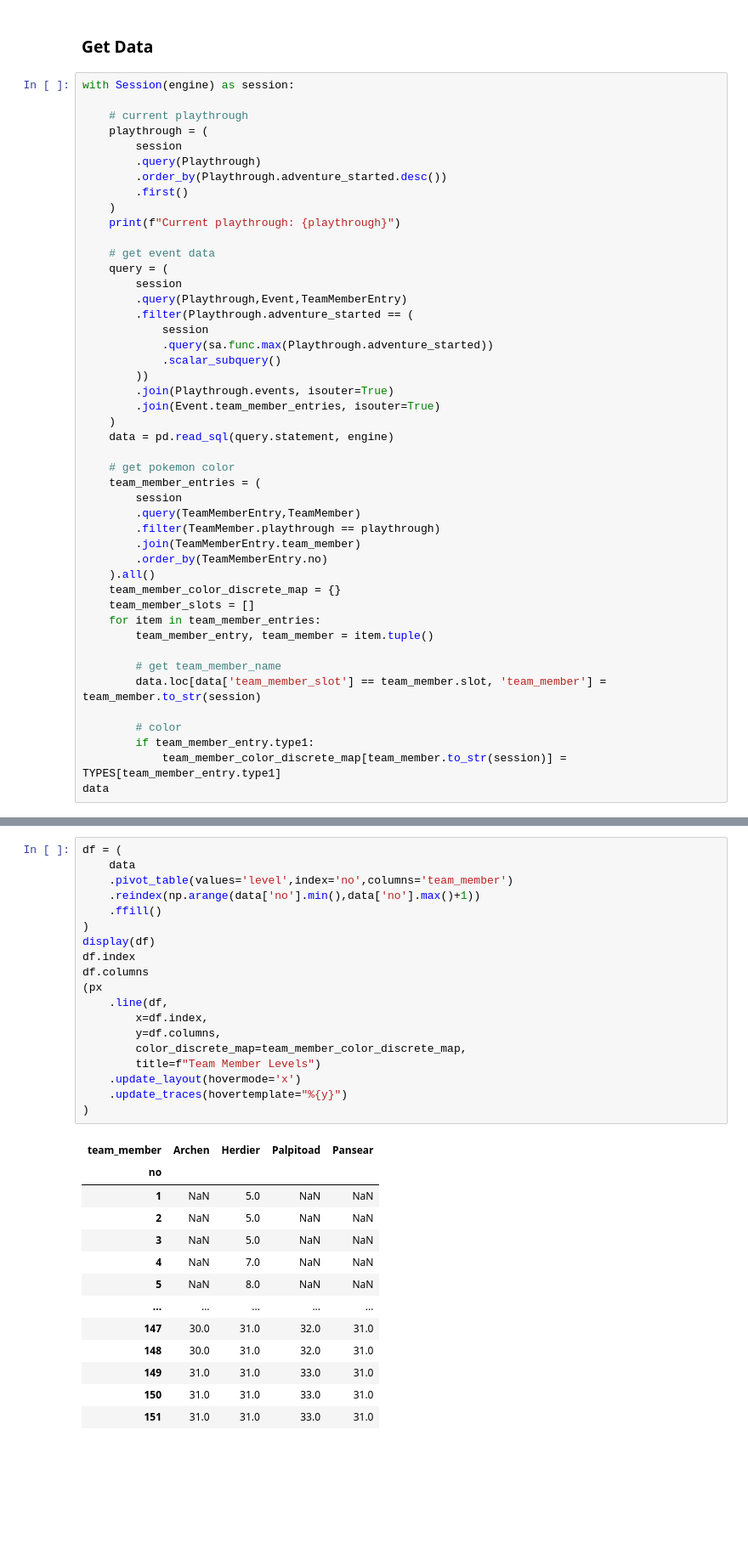
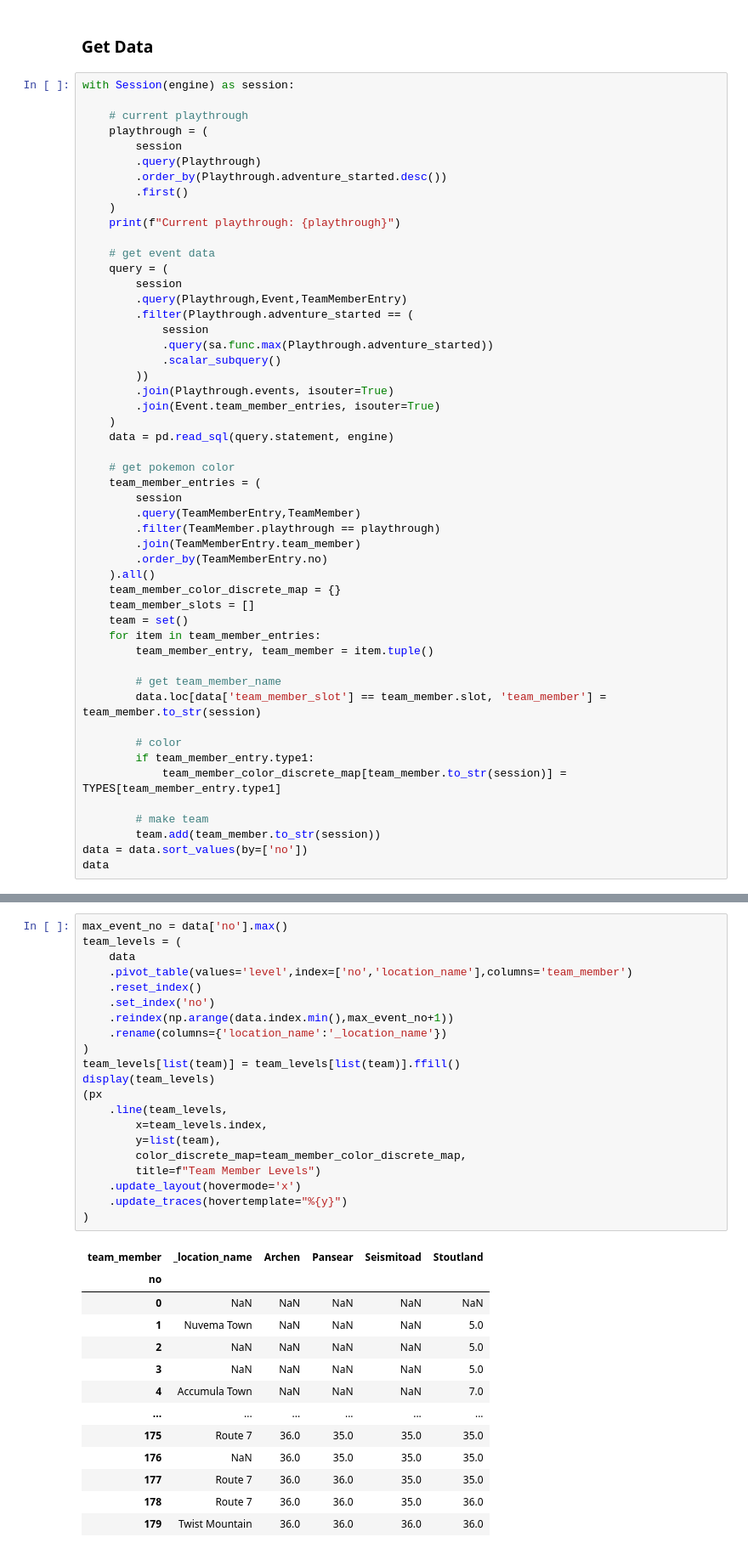
Before and after one commit to Cheimonophile/Pokemon-Records, a Jupyter notebook: report.ipynb, the cells around one changed output, grey strips where cells are left out. Shown at 85% size. Cells and saved outputs as stored; diff of their text form; blank space fills up the shorter version.

```diff
--- a/report.ipynb
+++ b/report.ipynb
@@ -45,6 +45,7 @@ with Session(engine) as session:
     ).all()
     team_member_color_discrete_map = {}
     team_member_slots = []
+    team = set()
     for item in team_member_entries:
         team_member_entry, team_member = item.tuple()
 
@@ -54,6 +55,10 @@ with Session(engine) as session:
         # color
         if team_member_entry.type1:
             team_member_color_discrete_map[team_member.to_str(session)] = TYPES[team_member_entry.type1]
+
+        # make team
+        team.add(team_member.to_str(session))
+data = data.sort_values(by=['no'])
 data
 # %% [output]
 Current playthrough: Black 2023-06-24
@@ -75,33 +86,35 @@ Current playthrough: Black 2023-06-24
 # %%
-df = (
+max_event_no = data['no'].max()
+team_levels = (
     data
-    .pivot_table(values='level',index='no',columns='team_member')
-    .reindex(np.arange(data['no'].min(),data['no'].max()+1))
-    .ffill()
+    .pivot_table(values='level',index=['no','location_name'],columns='team_member')
+    .reset_index()
+    .set_index('no')
+    .reindex(np.arange(data.index.min(),max_event_no+1))
+    .rename(columns={'location_name':'_location_name'})
 )
-display(df)
-df.index
-df.columns
+team_levels[list(team)] = team_levels[list(team)].ffill()
+display(team_levels)
 (px
-    .line(df,
-        x=df.index,
-        y=df.columns,
+    .line(team_levels,
+        x=team_levels.index,
+        y=list(team),
         color_discrete_map=team_member_color_discrete_map,
         title=f"Team Member Levels")
     .update_layout(hovermode='x')
     .update_traces(hovertemplate="%{y}")
 )
 # %% [output]
-| team_member | Archen | Herdier | Palpitoad | Pansear |
-| no |  |  |  |  |
-| 1 | NaN | 5.0 | NaN | NaN |
-| 2 | NaN | 5.0 | NaN | NaN |
-| 3 | NaN | 5.0 | NaN | NaN |
-| 4 | NaN | 7.0 | NaN | NaN |
-| 5 | NaN | 8.0 | NaN | NaN |
-| ... | ... | ... | ... | ... |
-| 147 | 30.0 | 31.0 | 32.0 | 31.0 |
-| 148 | 30.0 | 31.0 | 32.0 | 31.0 |
-| 149 | 31.0 | 31.0 | 33.0 | 31.0 |
-| 150 | 31.0 | 31.0 | 33.0 | 31.0 |
-| 151 | 31.0 | 31.0 | 33.0 | 31.0 |
+| team_member | _location_name | Archen | Pansear | Seismitoad | Stoutland |
+| no |  |  |  |  |  |
+| 0 | NaN | NaN | NaN | NaN | NaN |
+| 1 | Nuvema Town | NaN | NaN | NaN | 5.0 |
+| 2 | NaN | NaN | NaN | NaN | 5.0 |
+| 3 | NaN | NaN | NaN | NaN | 5.0 |
+| 4 | Accumula Town | NaN | NaN | NaN | 7.0 |
+| ... | ... | ... | ... | ... | ... |
+| 175 | Route 7 | 36.0 | 35.0 | 35.0 | 35.0 |
+| 176 | NaN | 36.0 | 35.0 | 35.0 | 35.0 |
+| 177 | Route 7 | 36.0 | 36.0 | 35.0 | 35.0 |
+| 178 | Route 7 | 36.0 | 36.0 | 35.0 | 36.0 |
+| 179 | Twist Mountain | 36.0 | 36.0 | 36.0 | 36.0 |
```
Also changed, not shown: parts of 9 cells of this notebook, 4 other files.
